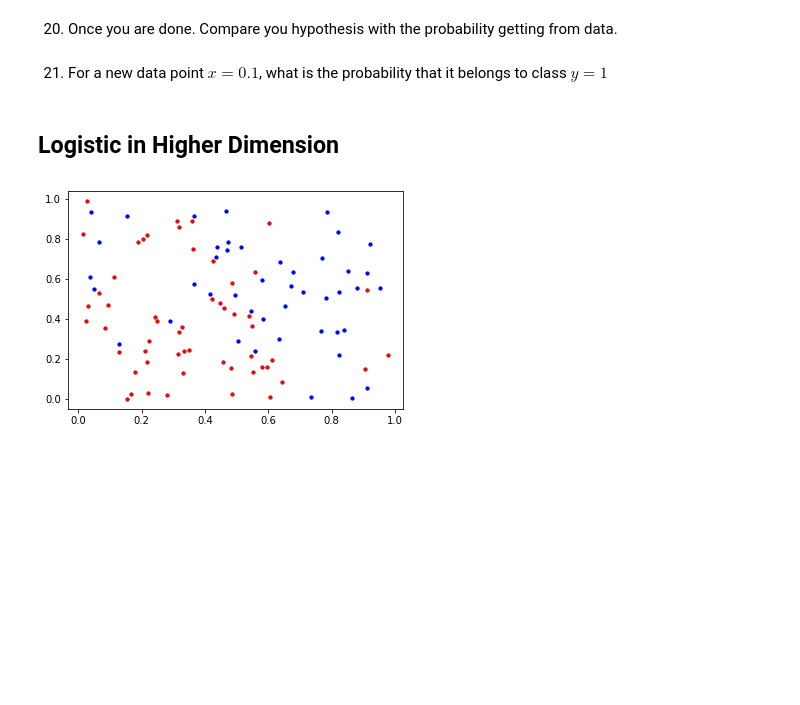
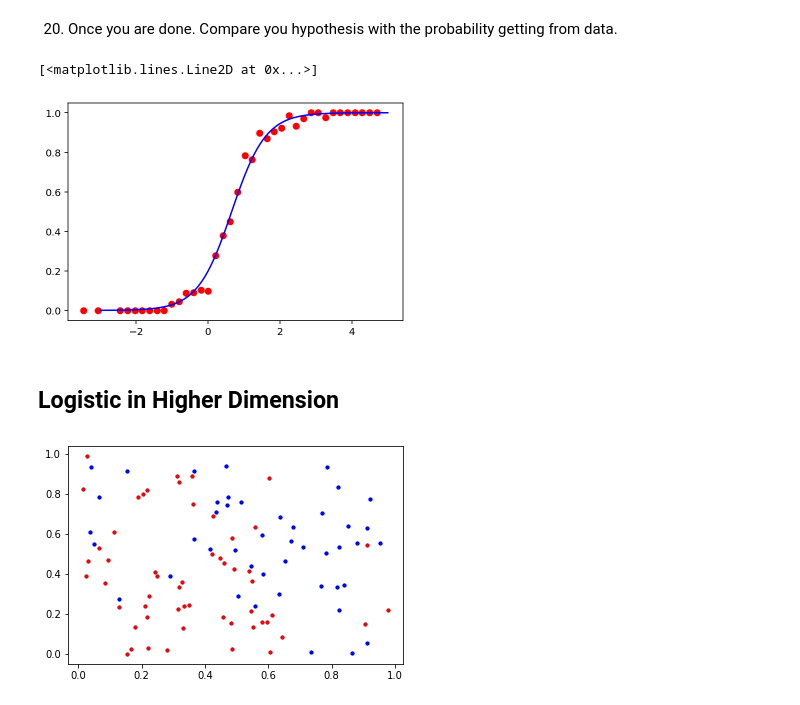
Before and after one commit to muic-pattern-rekt-2018/Exercise02-Logistic-Regression, a Jupyter notebook: Exercise 2 Logistic Regression.ipynb, the cells around one changed output. Drawn from its saved outputs; the diff is of its cells as text; code cells hidden in the pictures; blank space fills up the shorter version.

```diff
--- a/Exercise 2 Logistic Regression.ipynb
+++ b/Exercise 2 Logistic Regression.ipynb
@@ -260,14 +260,25 @@ array([[1.        , 1.79529234],
        [1.        , 0.25134309],
        [1.        , 1.62462311]])
 # %%
+from scipy.optimize import minimize
+
 class Logistic:
     def __init__(self):
         self.w = None
 
     def train(self, features, xclasses):
         pf = pad(features)
-        ...
-        self.w = best_w # do this
+        n_features = len(pf[0])
+        def cost(w):
+            nll = -np.log(expit(xclasses*np.dot(pf, w)))
+            return np.sum(nll)
+        res = minimize(cost, [0.]*n_features)
+        self.w = res.x # do this
 
-    def prob(features):
-        ...
+    def prob(self, features):
+        pf = pad(features)
+        return expit(np.dot(pf, self.w))
+# %%
+lgt = Logistic()
+lgt.train(features, xclass)
+print(lgt.w)
@@ -274,7 +308,18 @@ class Logistic:
 # %% [markdown]
 20) Once you are done. Compare you hypothesis with the probability getting from data.
-# %% [markdown]
-21) For a new data point $x = 0.1$, what is the probability that it belongs to class $y=1$
+# %%
+midpoints = (bins[1:] + bins[:-1])/2.0
+prob = [ [m, x1/(x2+x1)] for m, x1, x2 in zip(midpoints, hp, hm) if x1+x2>0 ]
+xs = [x for x,y in prob]
+ys = [y for x,y in prob]
+plt.plot(xs, ys, 'or')
+
+xs = np.linspace(-3,5,100)[:, None]
+
+plt.plot(xs, lgt.prob(xs), '-b')
+# %% [output]
+[<matplotlib.lines.Line2D at 0x...>]
+[figure, added]
 # %% [markdown]
 ## Logistic in Higher Dimension
 # %%
```
Also changed, not shown: parts of 2 cells of this notebook.
